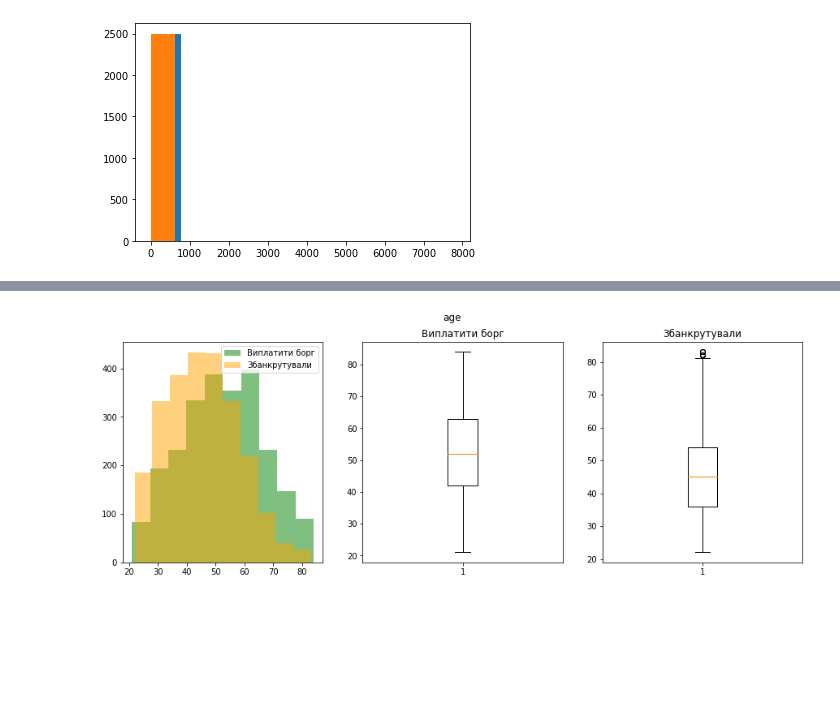
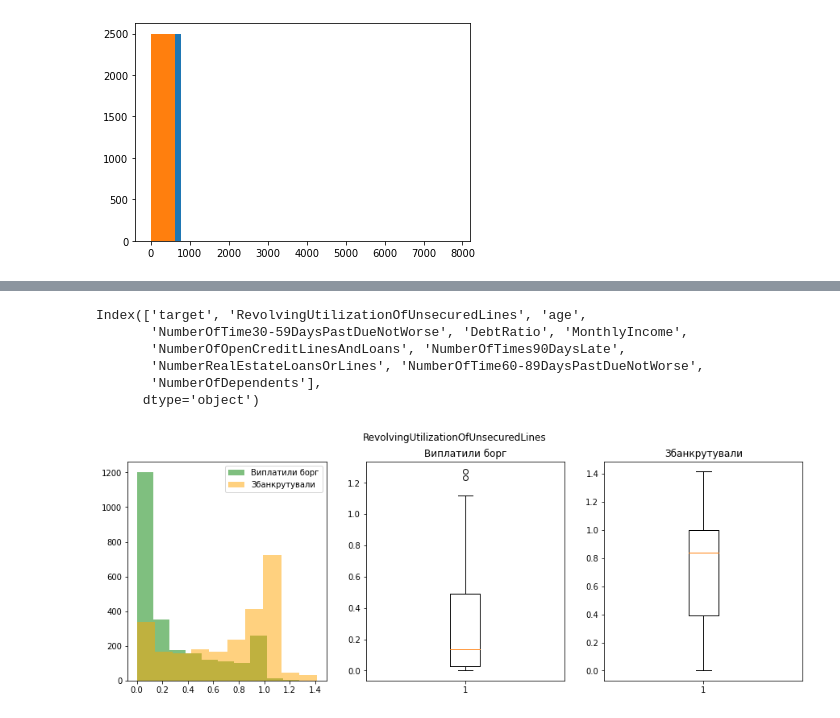
Before and after one commit to andriilitvynchuk/mtoi_coursework, a Jupyter notebook: notebooks/exploratory_analysis.ipynb, the cells around one changed output, grey strips where cells are left out. Cells and saved outputs as stored; diff of their text form; code cells hidden in the pictures; blank space fills up the shorter version.

```diff
--- a/notebooks/exploratory_analysis.ipynb
+++ b/notebooks/exploratory_analysis.ipynb
@@ -34,12 +34,12 @@ def plot_graphics(dataframe: pd.DataFrame, column_name: str, target_name: str =
     fig, axs = plt.subplots(nrows=1, ncols=3, figsize=(15, 5))
     fig.suptitle(column_name)
     dataframe = dataframe[dataframe[column_name] < dataframe[column_name].quantile(quantile)]
-    axs[0].hist(dataframe[dataframe["target"] == 0][column_name], label="Виплатити борг", color="green", alpha=0.5)
+    axs[0].hist(dataframe[dataframe["target"] == 0][column_name], label="Виплатили борг", color="green", alpha=0.5)
     axs[0].hist(dataframe[dataframe["target"] == 1][column_name], label="Збанкрутували", color="orange", alpha=0.5)
     axs[0].legend()
 
     axs[1].boxplot(dataframe[dataframe["target"] == 0][column_name])
-    axs[1].set_title("Виплатити борг")
+    axs[1].set_title("Виплатили борг")
 
     axs[2].boxplot(dataframe[dataframe["target"] == 1][column_name])
     axs[2].set_title("Збанкрутували")
@@ -47,4 +51,13 @@ def plot_graphics(dataframe: pd.DataFrame, column_name: str, target_name: str =
+# %%
+data.columns
+# %% [output]
+Index(['target', 'RevolvingUtilizationOfUnsecuredLines', 'age',
+       'NumberOfTime30-59DaysPastDueNotWorse', 'DebtRatio', 'MonthlyIncome',
+       'NumberOfOpenCreditLinesAndLoans', 'NumberOfTimes90DaysLate',
+       'NumberRealEstateLoansOrLines', 'NumberOfTime60-89DaysPastDueNotWorse',
+       'NumberOfDependents'],
+      dtype='object')
 # %%
-plot_graphics(data, "age", quantile=0.99)
+plot_graphics(data, "RevolvingUtilizationOfUnsecuredLines", quantile=0.99)
 # %% [output]
-[figure, old version]
+[figure, new version]
```
Also changed, not shown: parts of 10 cells of this notebook, 2 other files.
